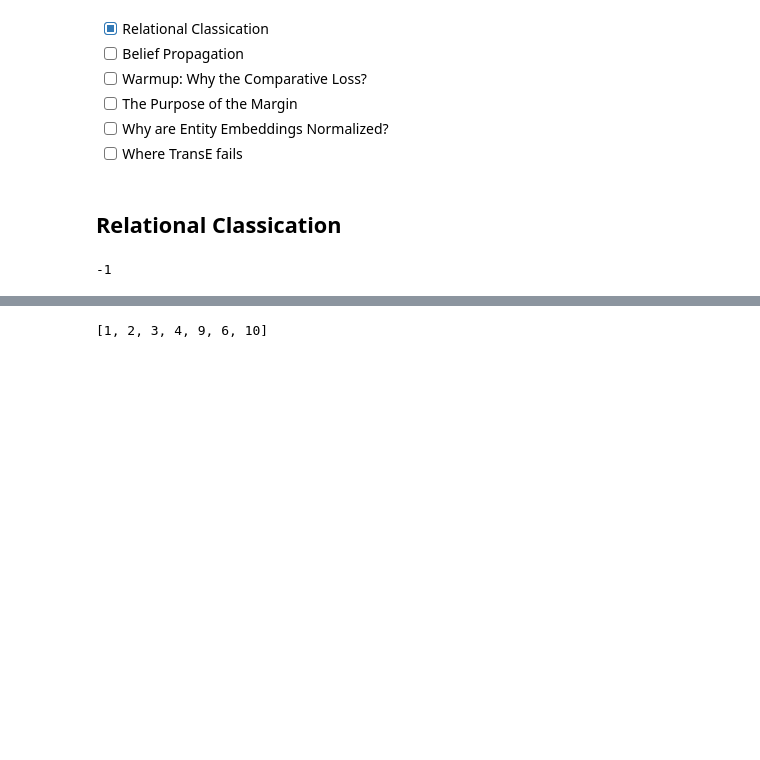
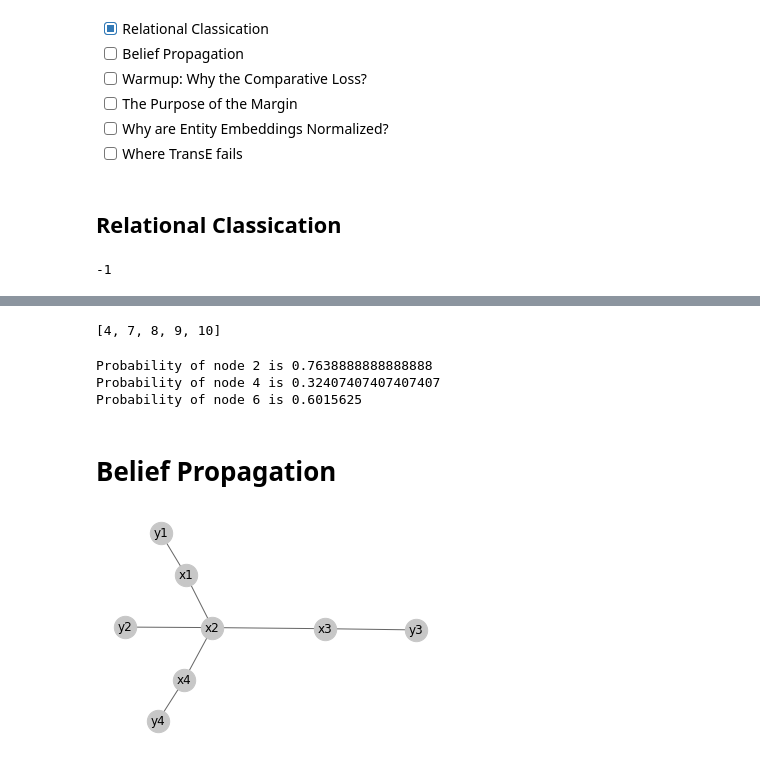
Before and after one commit to KonstantinKlepikov/cs224w-homwork, a Jupyter notebook: homework_2.ipynb, the cells around one changed output, grey strips where cells are left out. Saved outputs shown, nothing was run; the diff lists cells and outputs as text; code cells hidden in the pictures; blank space fills up the shorter version.

```diff
--- a/homework_2.ipynb
+++ b/homework_2.ipynb
@@ -136,4 +144,13 @@ NodeDataView({1: {'weight': 0.8167438271604939}, 2: {'weight': 0.723411779835391
 # %%
-[i[0] for i in G_p1.nodes(data=True) if i[1]['weight'] > 0.5]
+[i[0] for i in G_p.nodes(data=True) if i[1]['weight'] <= 0.5]
 # %% [output]
-[1, 2, 3, 4, 9, 6, 10]
+[4, 7, 8, 9, 10]
+# %%
+for i in (2, 4, 6):
+    print('Probability of node {0} is {1}'.format(i, G_p.nodes[i]['weight']))
+# %% [output]
+Probability of node 2 is 0.7638888888888888
+Probability of node 4 is 0.32407407407407407
+Probability of node 6 is 0.6015625
+# %% [markdown]
+# Belief Propagation
@@ -139,0 +161,9 @@ NodeDataView({1: {'weight': 0.8167438271604939}, 2: {'weight': 0.723411779835391
+# %%
+G2 = nx.Graph()
+edgesG2 = [('x1', 'y1'), ('x1', 'x2'), ('x2', 'y2'), ('x2', 'x3'), ('x2', 'x4'), ('x3', 'y3'), ('x4', 'y4')]
+G2.add_edges_from(edgesG2)
+# %%
+plt.subplot(111)
+nx.draw(G2, node_size=500, node_color='#c7c7c7', edge_color='#666666', with_labels=True)
+# %% [output]
+[figure, added]
```
Also changed, not shown: parts of 11 cells of this notebook.
